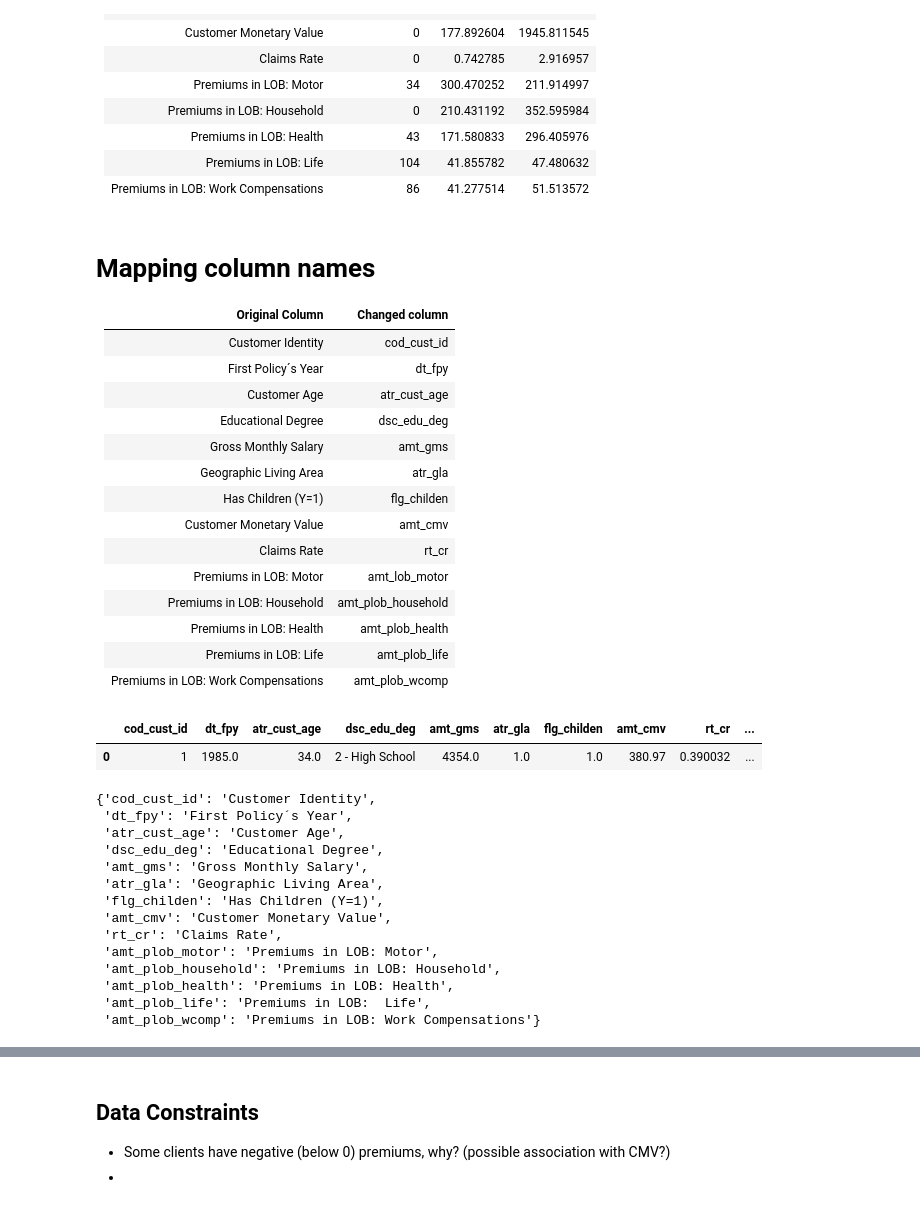
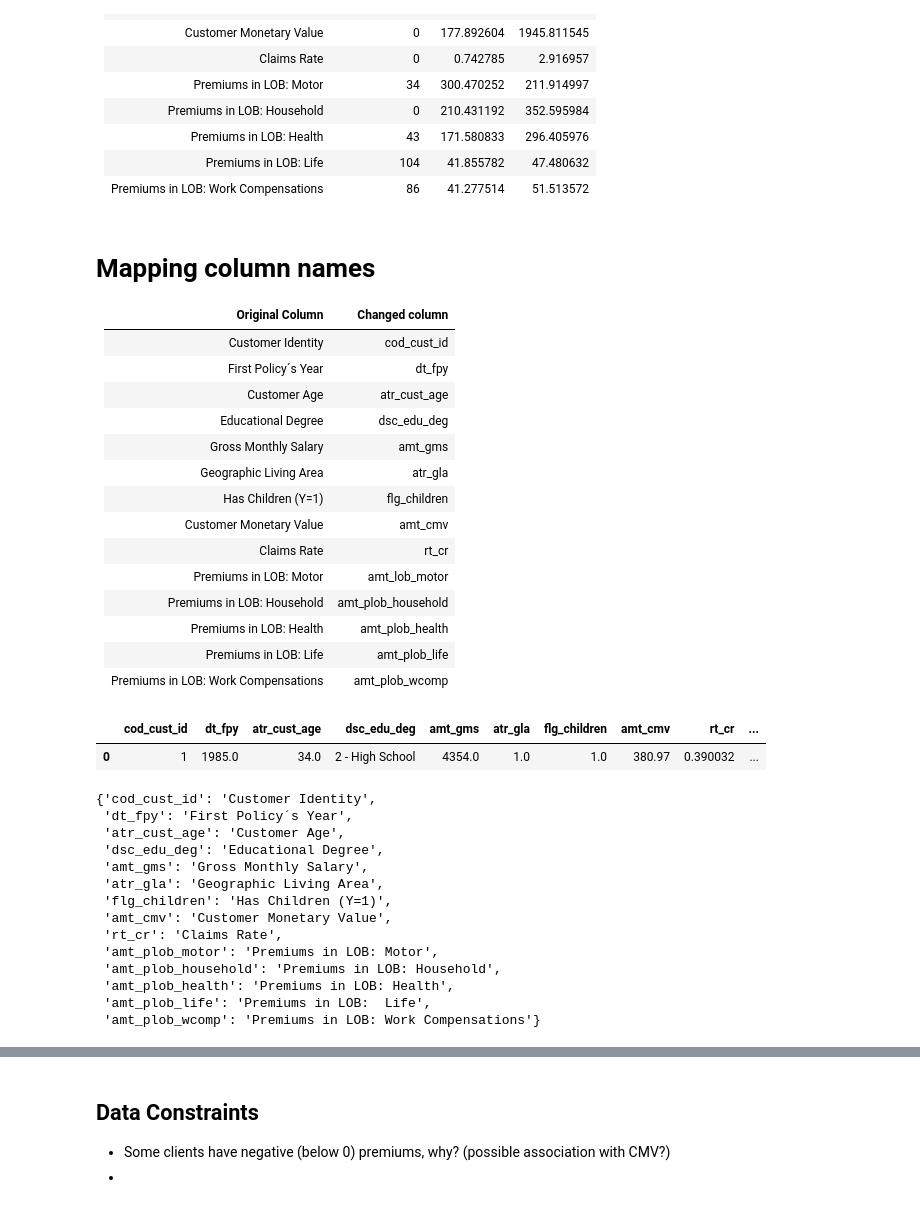
Before and after one commit to Portugapt/Closer-Challenge, a Jupyter notebook: notebook/EDA.ipynb, the cells around one changed output, grey strips where cells are left out. Saved outputs shown, nothing was run; the diff lists cells and outputs as text; code cells hidden in the pictures.

```diff
--- a/notebook/EDA.ipynb
+++ b/notebook/EDA.ipynb
@@ -60,7 +60,7 @@ Duplicados (Alto nível): 0
 | Educational Degree                  | dsc_edu_deg        |
 | Gross Monthly Salary                | amt_gms            |
 | Geographic Living Area              | atr_gla            |
-| Has Children (Y=1)                  | flg_childen        |
+| Has Children (Y=1)                  | flg_children       |
 | Customer Monetary Value             | amt_cmv            |
 | Claims Rate                         | rt_cr              |
 | Premiums in LOB: Motor              | amt_lob_motor      |
@@ -71,26 +71,26 @@ Duplicados (Alto nível): 0
 # %%
 columns_map = {"Customer Identity":"cod_cust_id",
                 "First Policy´s Year": "dt_fpy",
                 "Customer Age": "atr_cust_age",
                 "Educational Degree":"dsc_edu_deg",
                 "Gross Monthly Salary": "amt_gms",
                 "Geographic Living Area": "atr_gla",
-                "Has Children (Y=1)":"flg_childen",
+                "Has Children (Y=1)":"flg_children",
                 "Customer Monetary Value":"amt_cmv",
                 "Claims Rate":"rt_cr",
                 "Premiums in LOB: Motor":"amt_plob_motor",
                 "Premiums in LOB: Household":"amt_plob_household",
                 "Premiums in LOB: Health":"amt_plob_health",
                 "Premiums in LOB:  Life":"amt_plob_life",
                 "Premiums in LOB: Work Compensations":"amt_plob_wcomp"}
 
 columns_map_reverse = {v: k for k, v in columns_map.items()}
 
 dfInsurance = dfInsurance.rename(columns=columns_map)
 
 dfInsurance.head(1)
 # %% [output]
-|  | cod_cust_id | dt_fpy | atr_cust_age | dsc_edu_deg | amt_gms | atr_gla | flg_childen | amt_cmv | rt_cr | ... |
+|  | cod_cust_id | dt_fpy | atr_cust_age | dsc_edu_deg | amt_gms | atr_gla | flg_children | amt_cmv | rt_cr | ... |
 | 0 | 1 | 1985.0 | 34.0 | 2 - High School | 4354.0 | 1.0 | 1.0 | 380.97 | 0.390032 | ... |
 # %%
 columns_map_reverse
@@ -101,7 +101,7 @@ columns_map_reverse
  'dsc_edu_deg': 'Educational Degree',
  'amt_gms': 'Gross Monthly Salary',
  'atr_gla': 'Geographic Living Area',
- 'flg_childen': 'Has Children (Y=1)',
+ 'flg_children': 'Has Children (Y=1)',
  'amt_cmv': 'Customer Monetary Value',
  'rt_cr': 'Claims Rate',
  'amt_plob_motor': 'Premiums in LOB: Motor',
```
Also changed, not shown: parts of 20 cells of this notebook.
